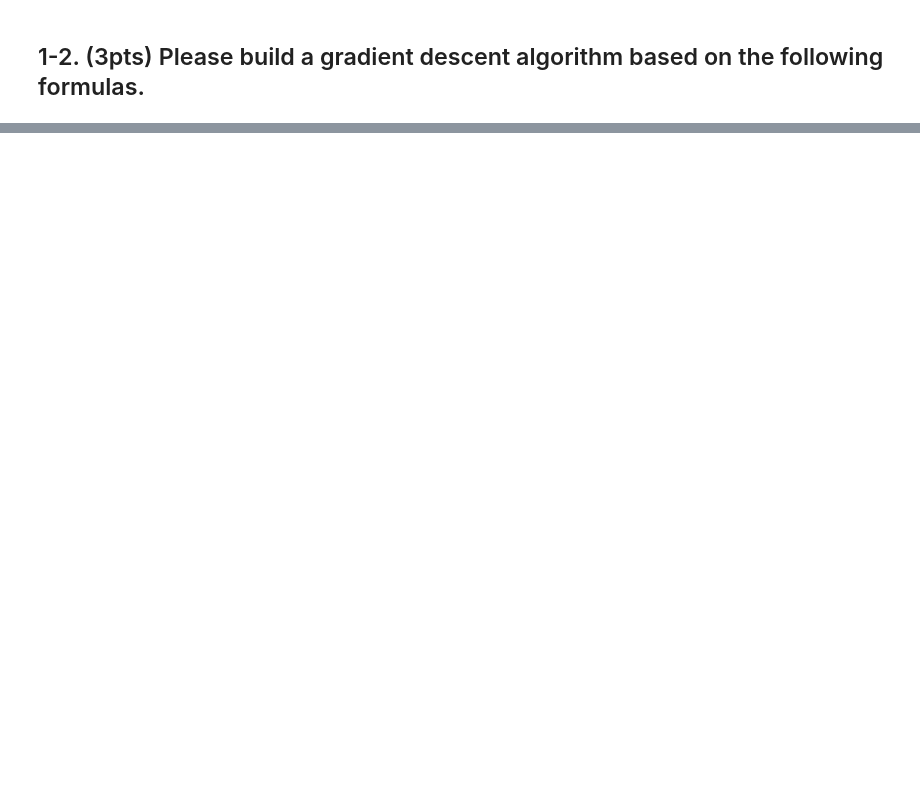
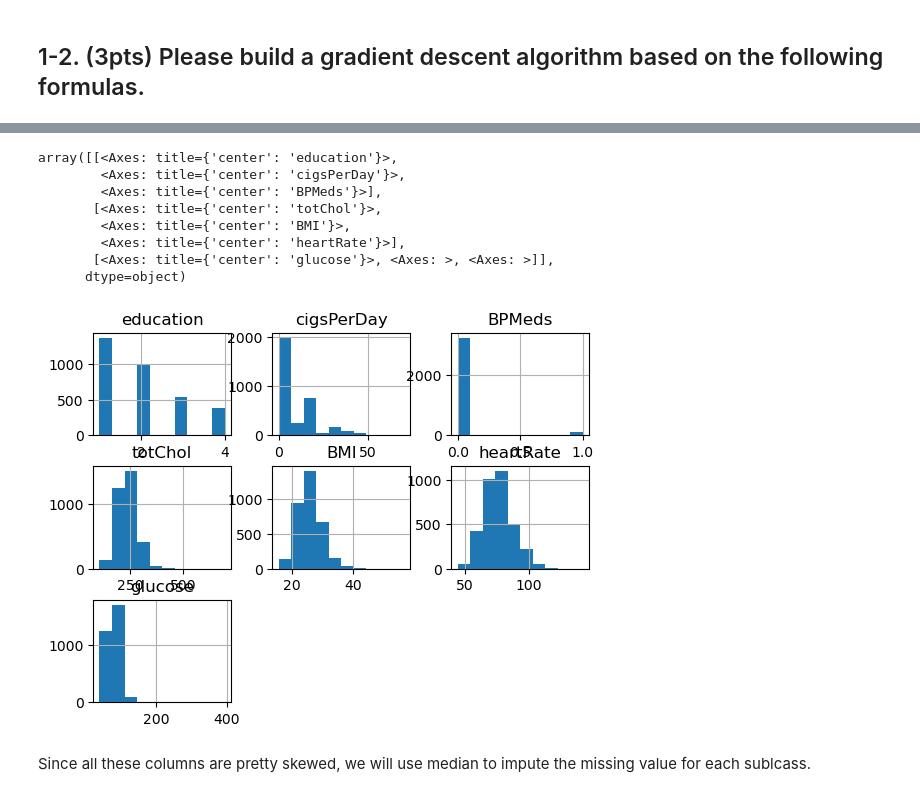
Before and after one commit to sgwlee96/Fall2024, a Jupyter notebook: DATA240/assignment3/assignment3_SungwonLee.ipynb, the cells around one changed output, grey strips where cells are left out. Drawn from its saved outputs; the diff is of its cells as text; code cells hidden in the pictures; blank space fills up the shorter version.

```diff
--- a/DATA240/assignment3/assignment3_SungwonLee.ipynb
+++ b/DATA240/assignment3/assignment3_SungwonLee.ipynb
@@ -297,0 +240,15 @@ plt.scatter(Y
+# %%
+missinglist = ["education", "cigsPerDay", "BPMeds", "totChol", "BMI", "heartRate", "glucose"]
+heart_train[missinglist].hist()
+# %% [output]
+array([[<Axes: title={'center': 'education'}>,
+        <Axes: title={'center': 'cigsPerDay'}>,
+        <Axes: title={'center': 'BPMeds'}>],
+       [<Axes: title={'center': 'totChol'}>,
+        <Axes: title={'center': 'BMI'}>,
+        <Axes: title={'center': 'heartRate'}>],
+       [<Axes: title={'center': 'glucose'}>, <Axes: >, <Axes: >]],
+      dtype=object)
+[figure, added]
+# %% [markdown]
+Since all these columns are pretty skewed, we will use median to impute the missing value for each sublcass.
```
Also changed, not shown: parts of 36 cells of this notebook, 2 other files.
